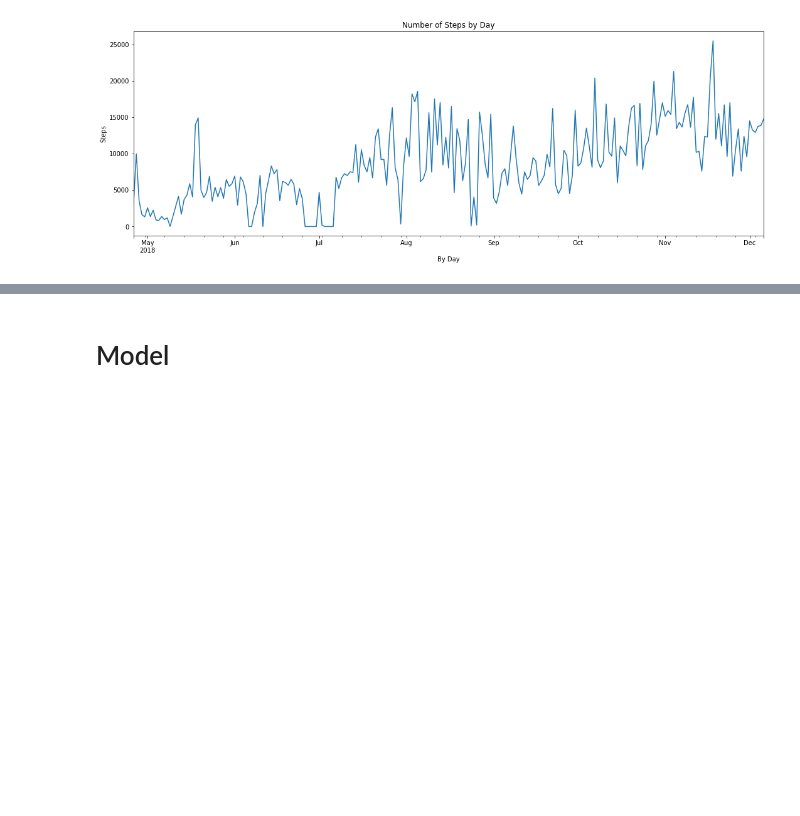
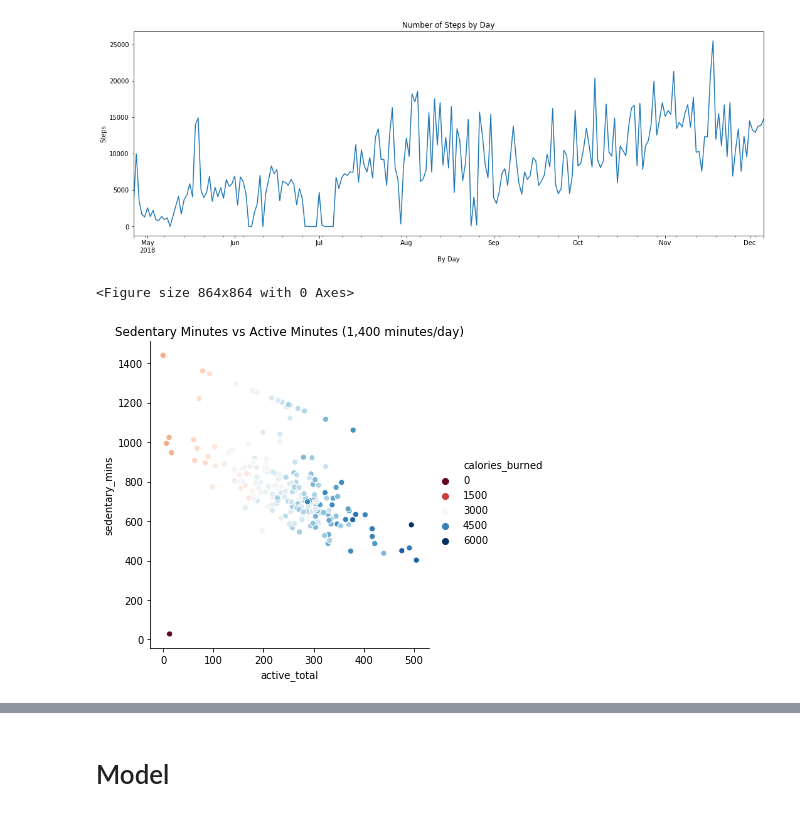
Before and after one commit to U-Gotta-Have-Faith/time_series, a Jupyter notebook: Sean _faith_acquire.ipynb, the cells around one changed output, grey strips where cells are left out. Cells and saved outputs as stored; diff of their text form; code cells hidden in the pictures; blank space fills up the shorter version.

```diff
--- a/Sean _faith_acquire.ipynb
+++ b/Sean _faith_acquire.ipynb
@@ -329,3 +329,11 @@ plt.title('Number of Steps by Day')
 plt.show()
 # %% [output]
 [figure]
+# %%
+plt.figure(figsize = (12,12))
+sns.relplot(x='active_total', y='sedentary_mins', data=df, alpha = 1, hue = 'calories_burned' ,palette = "RdBu")
+plt.title('Sedentary Minutes vs Active Minutes (1,400 minutes/day)')
+plt.show()
+# %% [output]
+<Figure size 864x864 with 0 Axes>
+[figure, added]
```
Also changed, not shown: parts of 8 cells of this notebook.
